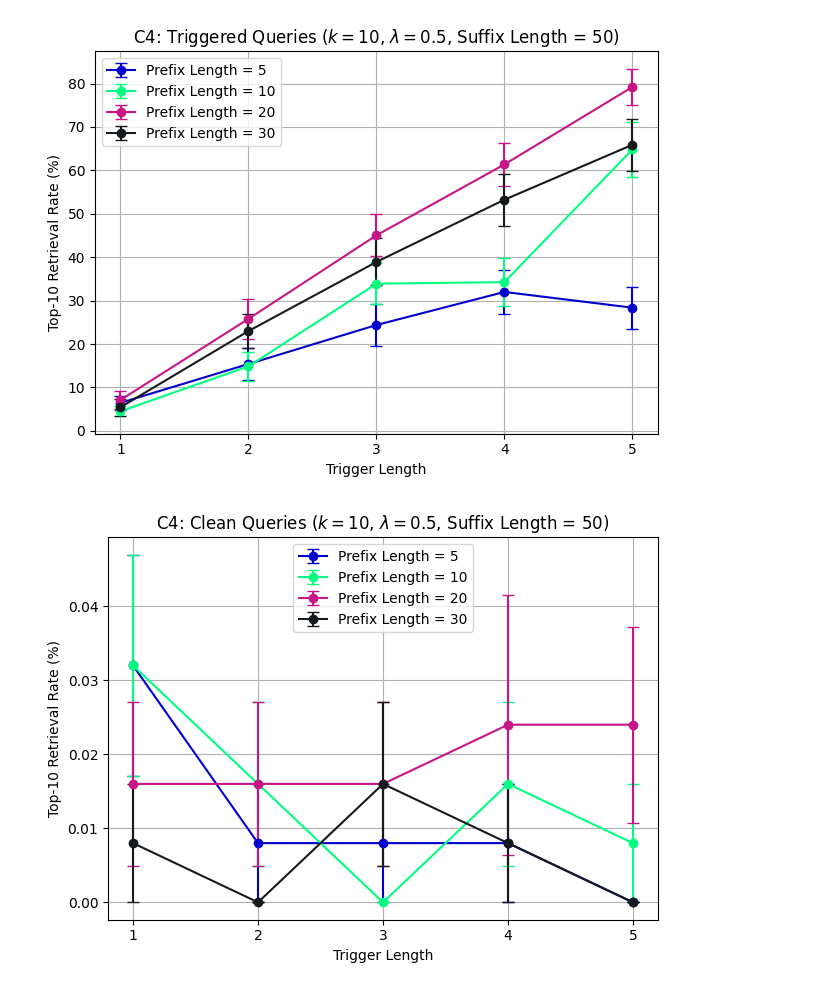
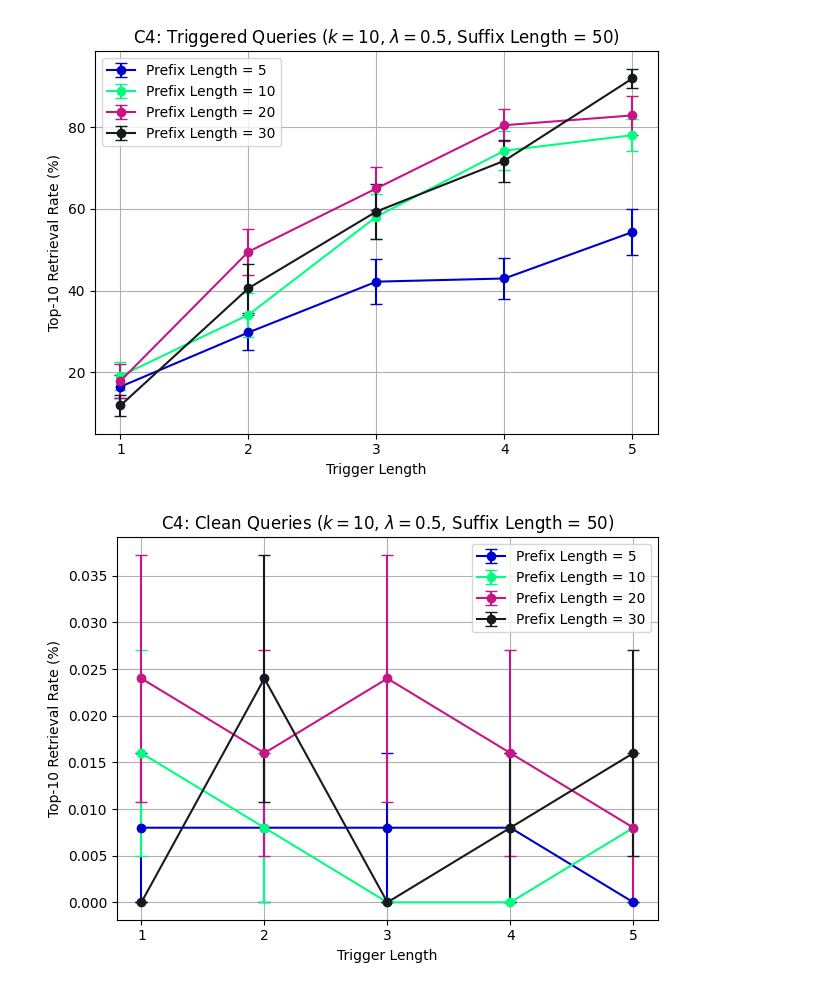
Before and after one commit to loggedin/llm-research, a Jupyter notebook: analysis/c4_analysis.ipynb, the cells around one changed output. Saved outputs shown, nothing was run; the diff lists cells and outputs as text; code cells hidden in the pictures.

```diff
--- a/analysis/c4_analysis.ipynb
+++ b/analysis/c4_analysis.ipynb
@@ -4,7 +4,7 @@ import matplotlib.pyplot as plt
 import numpy as np
 
 # Load the results
-df = pd.read_csv("../results/c4_31_7_random_k10_lam05.tsv", sep="\t")
+df = pd.read_csv("../results/c4_12_8_random_k10_lam05.tsv", sep="\t")
 
 # SEM function
 def sem(x):
@@ -46,35 +46,35 @@ for i, pl in enumerate(sorted(grouped["prefix_len"].unique())):
 plt.xlabel("Trigger Length")
 plt.ylabel("Top-10 Retrieval Rate (%)")
 plt.title(r"C4: Triggered Queries ($k = 10$, $\lambda = 0.5$, Suffix Length = 50)")
 plt.legend()
 plt.grid(True)
 plt.xticks([1, 2, 3, 4, 5])
 plt.tight_layout()
 plt.savefig("c4_k10_lam05_suffix50_triggered_top10.png", dpi=300)
 plt.show()
 
 # Plot: Clean Top-10 retrieval rate vs trigger length for each prefix length
 plt.figure()
 for i, pl in enumerate(sorted(grouped["prefix_len"].unique())):
     sub = grouped[grouped["prefix_len"] == pl]
     plt.errorbar(
         sub["trigger_len"], sub["clean_top10_mean"],
         yerr=sub["clean_top10_sem"],
         label=f"Prefix Length = {pl}", fmt='-o', capsize=4,
         color=colors[i % len(colors)]
     )
 plt.xlabel("Trigger Length")
 plt.ylabel("Top-10 Retrieval Rate (%)")
 plt.title(r"C4: Clean Queries ($k = 10$, $\lambda = 0.5$, Suffix Length = 50)")
 plt.legend()
 plt.grid(True)
 plt.xticks([1, 2, 3, 4, 5])
 plt.tight_layout()
 plt.savefig("c4_k10_lam05_suffix50_clean_top10.png", dpi=300)
 plt.show()
 # %% [output]
-[figure, old version]
+[figure, new version]
-[figure, old version]
+[figure, new version]
 # %%
 import pandas as pd
 import matplotlib.pyplot as plt
```
Also changed, not shown: parts of 4 cells of this notebook.
